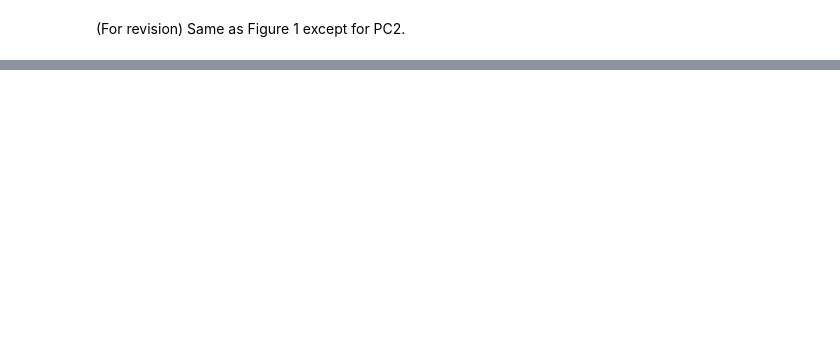
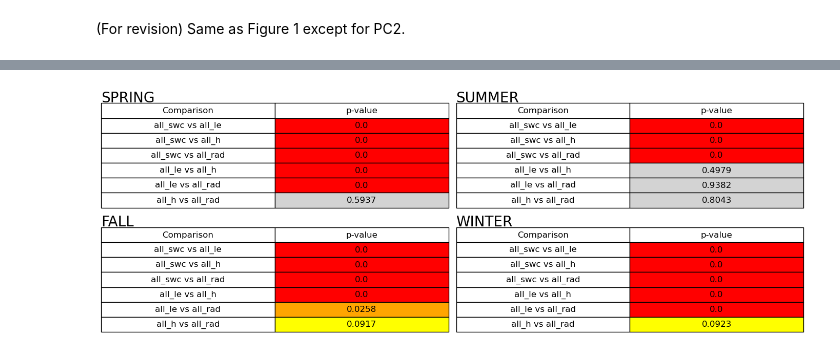
Before and after one commit to bucholz-kim/LA-metrics, a Jupyter notebook: PCA/fig02.ipynb, the cells around one changed output, grey strips where cells are left out. Saved outputs shown, nothing was run; the diff lists cells and outputs as text; code cells hidden in the pictures; blank space fills up the shorter version.

```diff
--- a/PCA/fig02.ipynb
+++ b/PCA/fig02.ipynb
@@ -285,0 +346,5 @@ Same as Figure 1 except for PC2.
+# %%
+df_spr = pca_data[seasons[0]]['pc1']
+df_smm = pca_data[seasons[1]]['pc1']
+df_fll = pca_data[seasons[2]]['pc1']
+df_wnt = pca_data[seasons[3]]['pc1']
@@ -285,0 +463,42 @@ Same as Figure 1 except for PC2.
+# %%
+seasons = ["SPRING", "SUMMER", "FALL", "WINTER"]
+
+threshold1 = 0.01
+threshold2 = 0.05
+threshold3 = 0.1
+
+fig, axes = plt.subplots(2, 2, figsize=(14, 5))
+axes = axes.flatten()
+
+for ax, season in zip(axes, seasons):
+    df_season = df[df["Season"] == season][["Comparison", "p-value"]].reset_index(drop=True)
+    ax.axis('off')
+    # Season label on left side
+    ax.set_title(season, rotation=0, fontsize=20, loc='left')
+
+    # Create table
+    table = ax.table(
+        cellText=df_season.values,
+        colLabels=df_season.columns,
+        cellLoc='center',
+        loc='center'
+    )
+    table.auto_set_font_size(False)
+    table.set_fontsize(12)
+    table.scale(1, 1.6)
+
+    # Highlight p-value cells below threshold
+    for row_idx, p_val in enumerate(df_season['p-value']):
+        if p_val < threshold1:
+            table[(row_idx + 1, 1)].set_facecolor('red')
+        elif p_val < threshold2:
+            table[(row_idx + 1, 1)].set_facecolor('orange')
+        elif p_val < threshold3:
+            table[(row_idx + 1, 1)].set_facecolor('yellow')
+        else:
+            table[(row_idx + 1, 1)].set_facecolor('lightgray')
+
+plt.tight_layout()
+plt.show()
+# %% [output]
+[figure, added]
```
Also changed, not shown: parts of 11 cells of this notebook.
